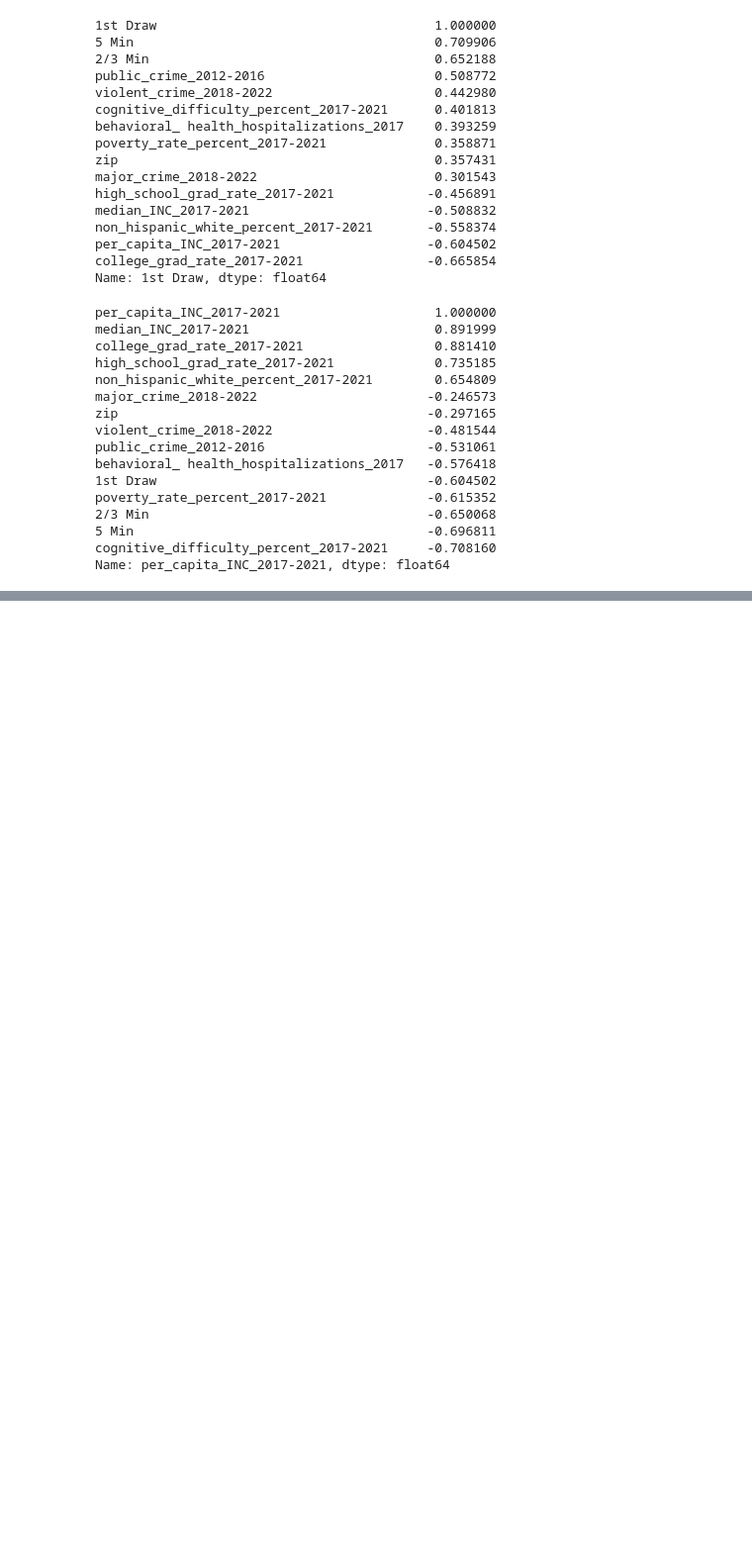
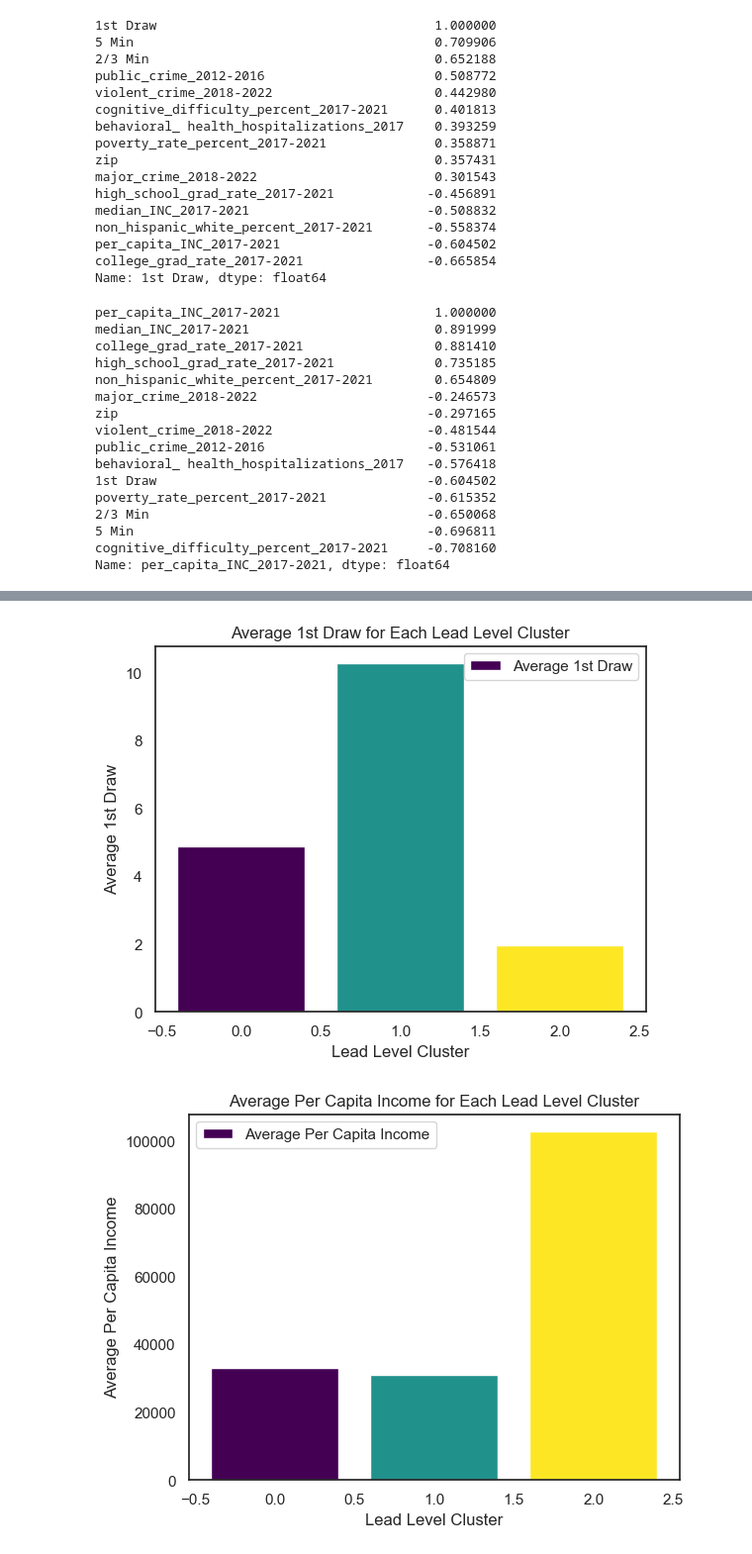
Before and after one commit to ebugarin/Chicago-Water-Lead-Levels-Analyzation, a Jupyter notebook: data_analysis.ipynb, the cells around one changed output, grey strips where cells are left out. Shown at 99% size. Drawn from its saved outputs; the diff is of its cells as text; code cells hidden in the pictures; blank space fills up the shorter version.

```diff
--- a/data_analysis.ipynb
+++ b/data_analysis.ipynb
@@ -1196,0 +1264,26 @@ R-squared: 0.3683333148573378
+# %%
+
+# Group the data by cluster and calculate mean values for each cluster
+cluster_means = detail_zip_df.groupby('lead_level_cluster').mean()
+
+# Get unique colors based on the number of clusters
+unique_colors = plt.cm.viridis(np.linspace(0, 1, len(cluster_means)))
+
+# Plot the average '1st Draw' values for each cluster
+plt.bar(cluster_means.index, cluster_means['1st Draw'], color=unique_colors, label='Average 1st Draw')
+plt.xlabel('Lead Level Cluster')
+plt.ylabel('Average 1st Draw')
+plt.title('Average 1st Draw for Each Lead Level Cluster')
+plt.legend()
+plt.show()
+
+# Plot the average 'per_capita_INC_2017-2021' values for each cluster
+plt.bar(cluster_means.index, cluster_means['per_capita_INC_2017-2021'], color=unique_colors, label='Average Per Capita Income')
+plt.xlabel('Lead Level Cluster')
+plt.ylabel('Average Per Capita Income')
+plt.title('Average Per Capita Income for Each Lead Level Cluster')
+plt.legend()
+plt.show()
+# %% [output]
+[figure, added]
+[figure, added]
```
Also changed, not shown: parts of 25 cells of this notebook, 19 other files.
